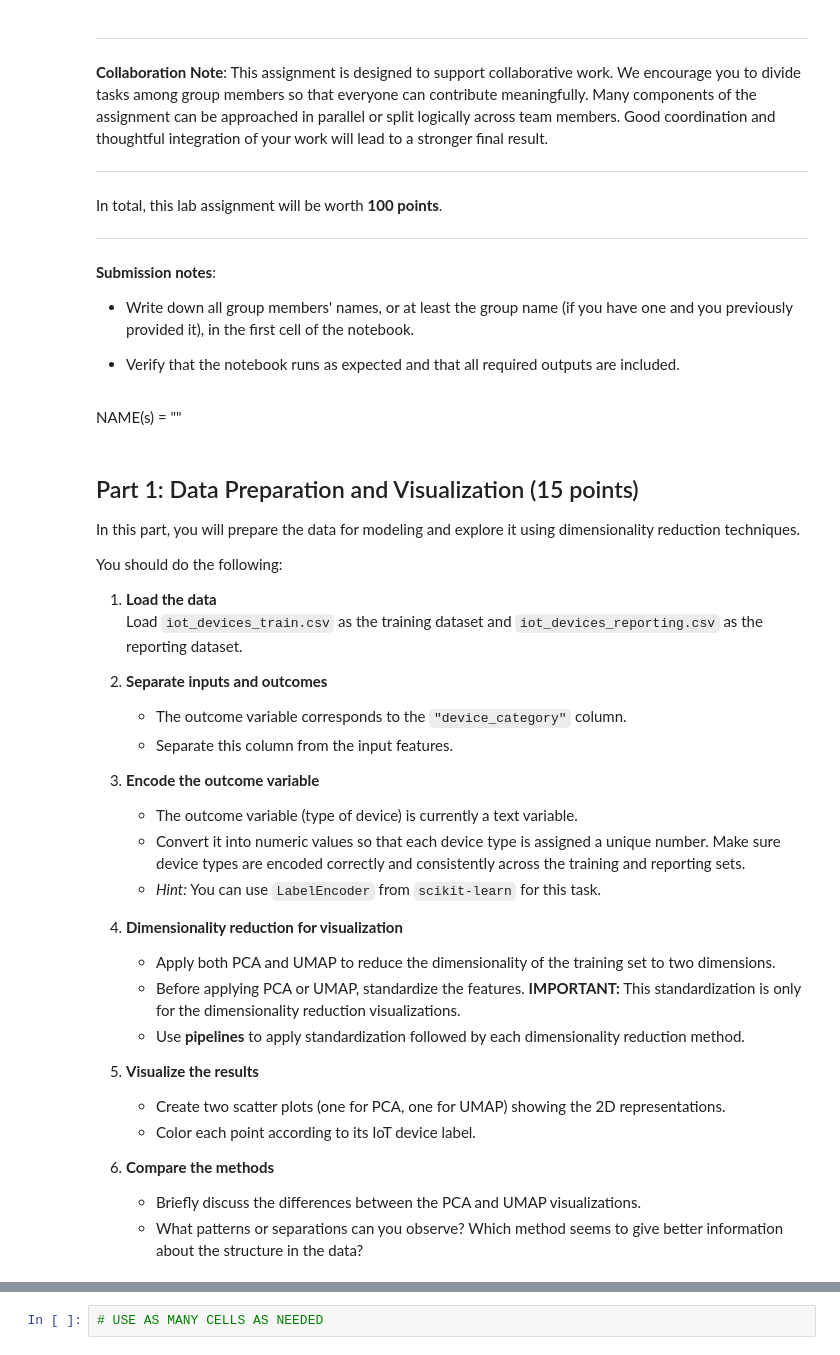
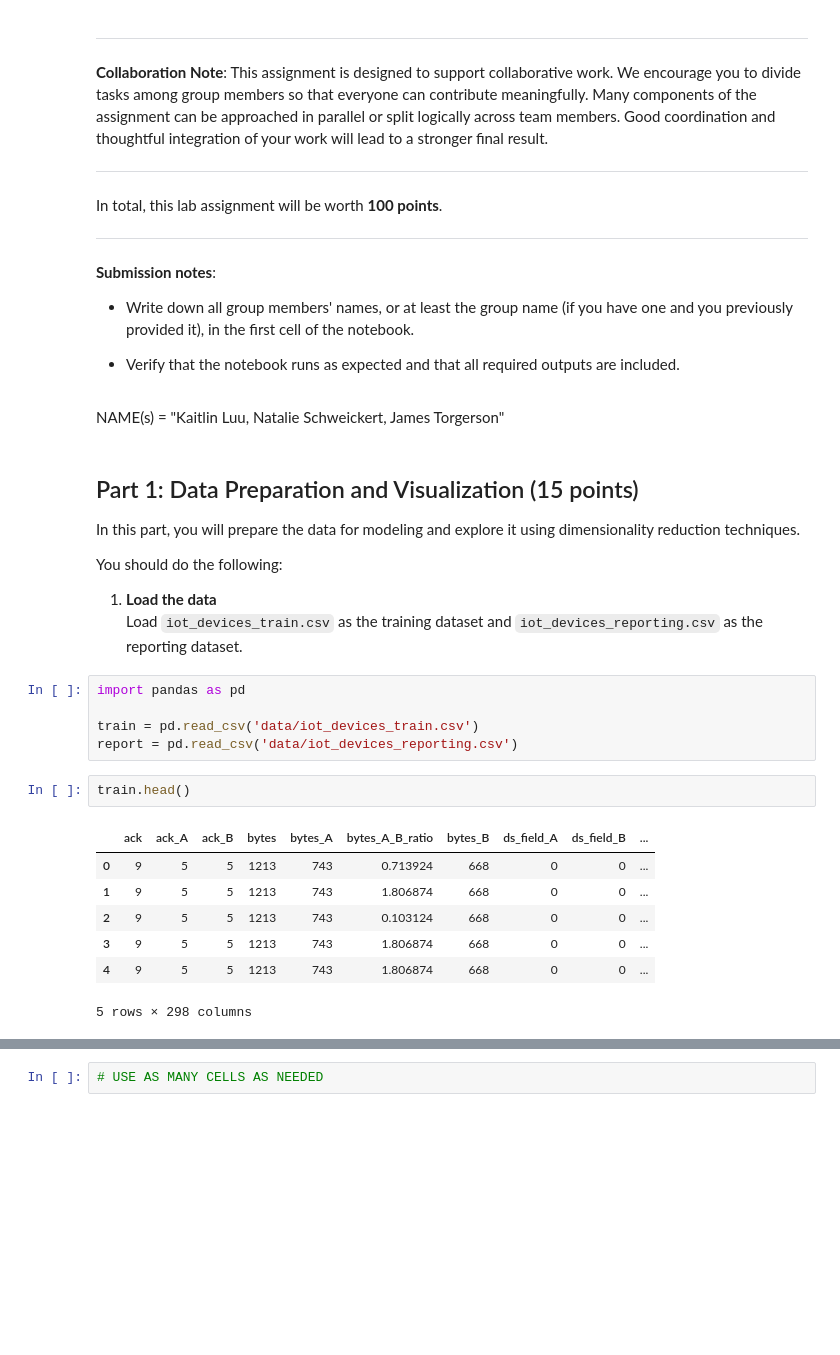
Before and after one commit to james-torgerson/ds4021_lab07, a Jupyter notebook: 07-iot-ensemble-classification.ipynb, the cells around one changed output, grey strips where cells are left out. Cells and saved outputs as stored; diff of their text form; blank space fills up the shorter version.

```diff
--- a/07-iot-ensemble-classification.ipynb
+++ b/07-iot-ensemble-classification.ipynb
@@ -32,7 +32,7 @@ In total, this lab assignment will be worth **100 points**.
 
 * Verify that the notebook runs as expected and that all required outputs are included.
 # %% [markdown]
-NAME(s) = ""
+NAME(s) = "Kaitlin Luu, Natalie Schweickert, James Torgerson"
 # %% [markdown]
 ## Part 1: Data Preparation and Visualization (15 points)
 
@@ -42,25 +42,18 @@ You should do the following:
 
 1. **Load the data**
    Load `iot_devices_train.csv` as the training dataset and `iot_devices_reporting.csv` as the reporting dataset.
-
-2. **Separate inputs and outcomes**
-   - The outcome variable corresponds to the `"device_category"` column.
-   - Separate this column from the input features.
-
-3. **Encode the outcome variable**
-   - The outcome variable (type of device) is currently a text variable.
-   - Convert it into numeric values so that each device type is assigned a unique number. Make sure device types are encoded correctly and consistently across the training and reporting sets.
-   - *Hint:* You can use `LabelEncoder` from `scikit-learn` for this task.
-
-4. **Dimensionality reduction for visualization**
-   - Apply both PCA and UMAP to reduce the dimensionality of the training set to two dimensions.
-   - Before applying PCA or UMAP, standardize the features. **IMPORTANT:** This standardization is only for the dimensionality reduction visualizations.
-   - Use **pipelines** to apply standardization followed by each dimensionality reduction method.
-
-5. **Visualize the results**
-   - Create two scatter plots (one for PCA, one for UMAP) showing the 2D representations.
-   - Color each point according to its IoT device label.
-
-6. **Compare the methods**
-   - Briefly discuss the differences between the PCA and UMAP visualizations.
-   - What patterns or separations can you observe? Which method seems to give better information about the structure in the data?
+# %%
+import pandas as pd
+
+train = pd.read_csv('data/iot_devices_train.csv')
+report = pd.read_csv('data/iot_devices_reporting.csv')
+# %%
+train.head()
+# %% [output]
+|  | ack | ack_A | ack_B | bytes | bytes_A | bytes_A_B_ratio | bytes_B | ds_field_A | ds_field_B | ... |
+| 0 | 9 | 5 | 5 | 1213 | 743 | 0.713924 | 668 | 0 | 0 | ... |
+| 1 | 9 | 5 | 5 | 1213 | 743 | 1.806874 | 668 | 0 | 0 | ... |
+| 2 | 9 | 5 | 5 | 1213 | 743 | 0.103124 | 668 | 0 | 0 | ... |
+| 3 | 9 | 5 | 5 | 1213 | 743 | 1.806874 | 668 | 0 | 0 | ... |
+| 4 | 9 | 5 | 5 | 1213 | 743 | 1.806874 | 668 | 0 | 0 | ... |
+5 rows × 298 columns
```
Also changed, not shown: parts of 20 cells of this notebook.
